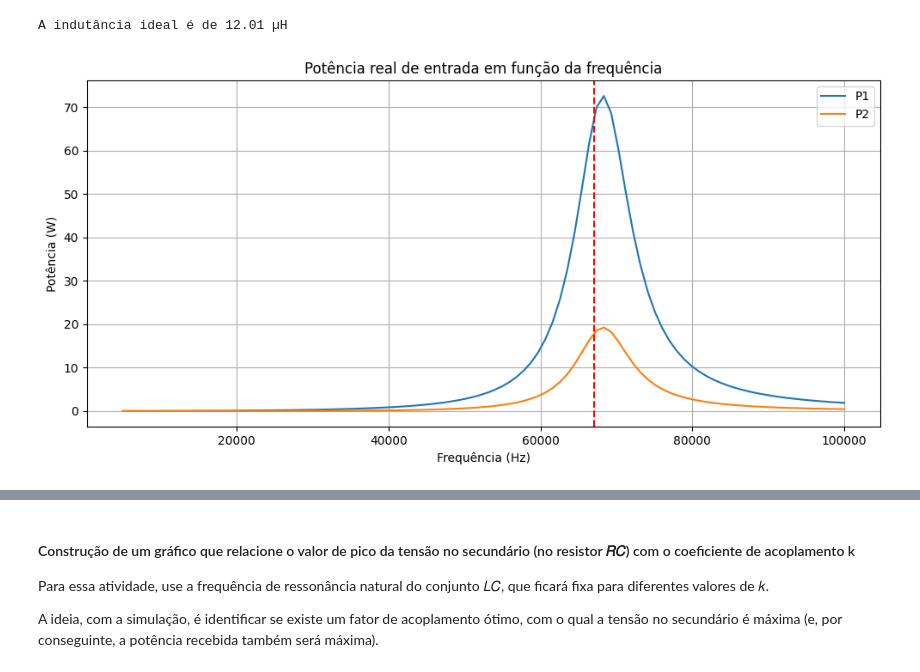
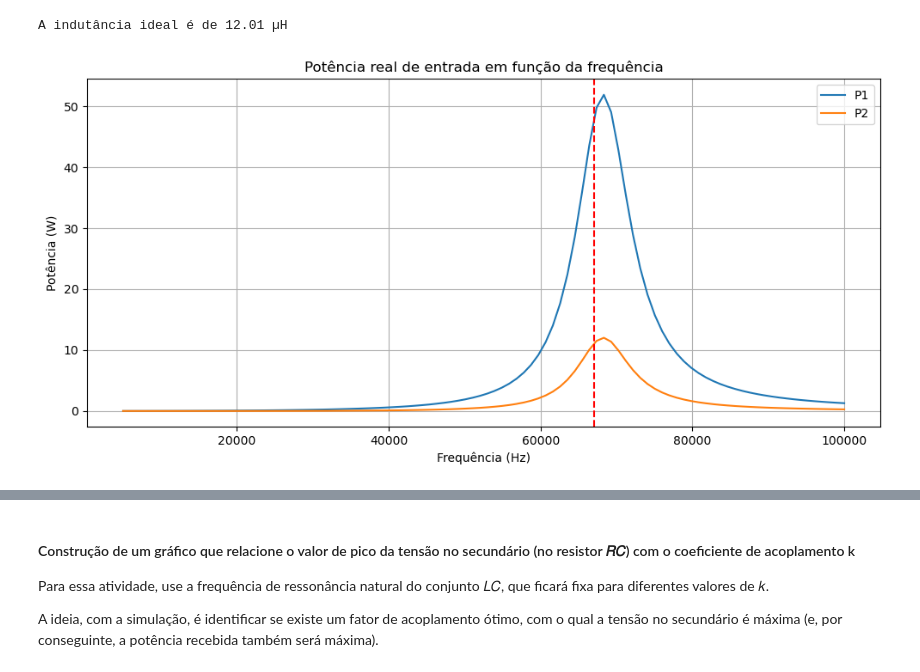
Before and after one commit to pabdutra/eletromag, a Jupyter notebook: projeto.ipynb, the cells around one changed output, grey strips where cells are left out. Drawn from its saved outputs; the diff is of its cells as text; code cells hidden in the pictures.

```diff
--- a/projeto.ipynb
+++ b/projeto.ipynb
@@ -33,7 +33,7 @@ L1 = L2 = L = 0
 #Capacitores
 C1 = C2 = 0.1e-6
 
-Ufonte = 12
+Ufonte = 10
 
 #lista do coeficiênte de acoplamento
 PossiveisK = np.linspace(0,1,500)
@@ -94,7 +94,8 @@ for C in listaC:
 
     for f in PossiveisFreq:
         w = 2*math.pi*f
-        L1 = L2 = 1/((w**2)*C)
+        L1 = L2 = 1/((w**2)*C) #Indutância para ressonância
+        rdc = R1 + ((2*R1)/(100*10**3))*f
         i1, i2, ic , V2 = CalcularTransformador(kFixo, f)
 
         listaV2.append(abs(V2))
@@ -135,9 +136,9 @@ print(f'A indutância ideal é de {L1*1e6:0.2f} µH')
 # %% [output]
 A indutância ideal é de 12.01 µH
 # %%
-k = 0.2
-V1 = 12 * (2 / pi)
-RC = 2.5
+
+V1 = 10 * (2 / pi)
+Rc = 2.5
 capacitores = [0.1e-6, 0.15e-6, 0.47e-6, 1e-6, 4.7e-6]
 C1 = C2 = capacitores[2]
 freqs = np.linspace(5e3, 100e3, 100)
@@ -148,40 +149,34 @@ lista_eficiencia = []
 
 for f in freqs:
     w = 2 * np.pi * f
-    XL1 = 1j * w * L1
-    XL2 = 1j * w * L2
-    M = k * np.sqrt(L1 * L2)
-    XM = 1j * w * M
-    XC1 = -1j / (w * C1)
-    XC2 = -1j / (w * C2)
     I1, I2, ic, V2 = CalcularTransformador(kFixo, f)
     P1 = (V1 / np.sqrt(2)) * (I1.conjugate() / np.sqrt(2))
     lista_P1.append(P1.real)
     P2 = (V2 / np.sqrt(2)) * (I2.conjugate() / np.sqrt(2))
     lista_P2.append(P2.real)
     lista_eficiencia.append(P2.real / P1.real)
 
 plt.figure(figsize=(10, 5))
 
 
 plt.plot(freqs, lista_P1, label='P1')
 plt.plot(freqs, lista_P2, label='P2')
 plt.title("Potência real de entrada em função da frequência")
 plt.xlabel("Frequência (Hz)")
 plt.ylabel("Potência (W)")
 #linha onde f = 67 000 Hz
 plt.axvline(x=67000, ymin=0, ymax=1, c='r', ls='--')
 plt.legend()
 plt.grid()
 
 
 
 
 
 plt.tight_layout()
 plt.show()
 # %% [output]
-[figure, old version]
+[figure, new version]
 # %%
 plt.plot(freqs, lista_eficiencia)
 plt.title("Eficiência em função da frequência")
```
Also changed, not shown: parts of 7 cells of this notebook, 3 other files.
